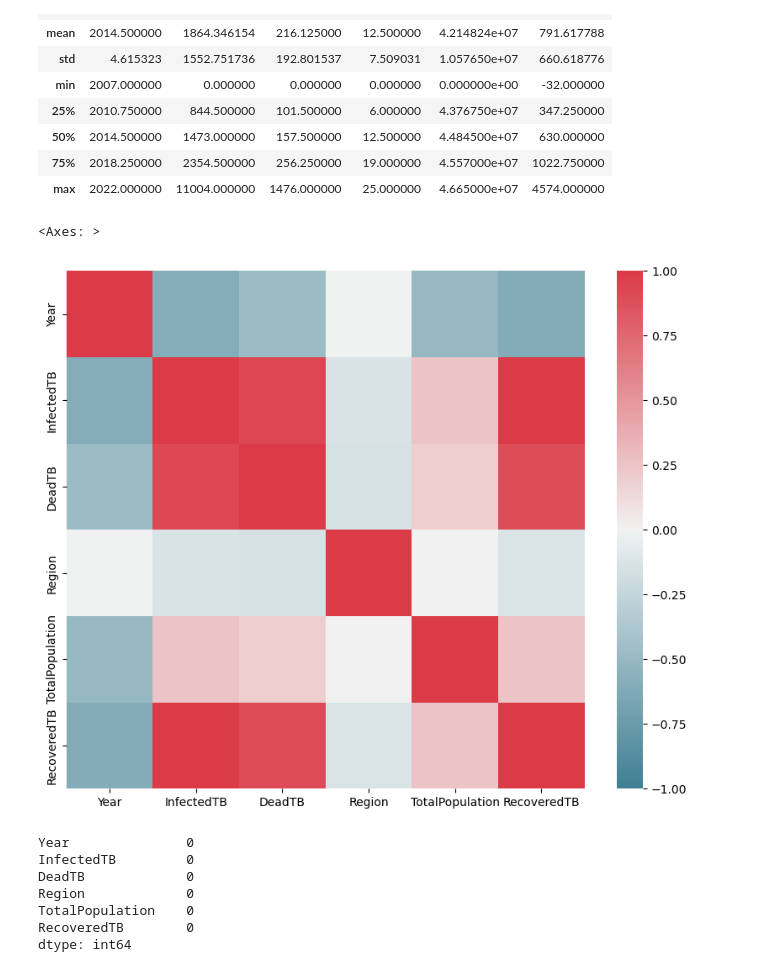
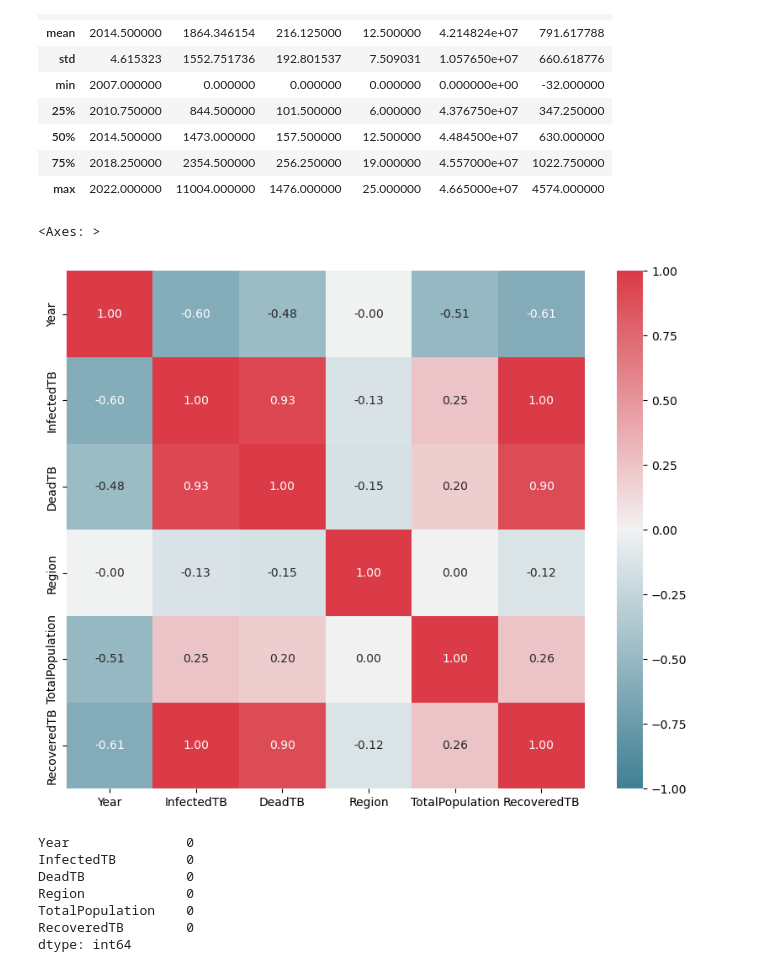
Before and after one commit to rDrayBen/CourseWorkML, a Jupyter notebook: Code/Full_Code.ipynb, the cells around one changed output. Saved outputs shown, nothing was run; the diff lists cells and outputs as text; code cells hidden in the pictures.

```diff
--- a/Code/Full_Code.ipynb
+++ b/Code/Full_Code.ipynb
@@ -280,7 +281,7 @@ plot_learning_curve(model=model, X=X_train, y=y_train, train_sizes=train_sizes)
 # %% [markdown]
 # Data preprocessing for SIR
 # %%
-df_sir = pd.read_csv("Datasets - DatasetSIR.csv")
+df_sir = pd.read_csv("../Datasets/Datasets - DatasetSIR.csv")
 # %%
 df_sir
 # %% [output]
@@ -365,16 +357,17 @@ df_sir.describe()
 # %%
 import seaborn as sns
 import matplotlib.pyplot as plt
 
 f, ax = plt.subplots(figsize=(10, 8))
 corr = df_sir.corr()
 sns.heatmap(corr,
     cmap=sns.diverging_palette(220, 10, as_cmap=True),
     vmin=-1.0, vmax=1.0,
-    square=True, ax=ax)
+    square=True, ax=ax,
+    annot=True, fmt=".2f")
 # %% [output]
 <Axes: >
-[figure, old version]
+[figure, new version]
 # %%
 # Check for null values in all columns
 null_values = df_sir.isnull().sum()
```
Also changed, not shown: parts of 7 cells of this notebook, 8 other files.
